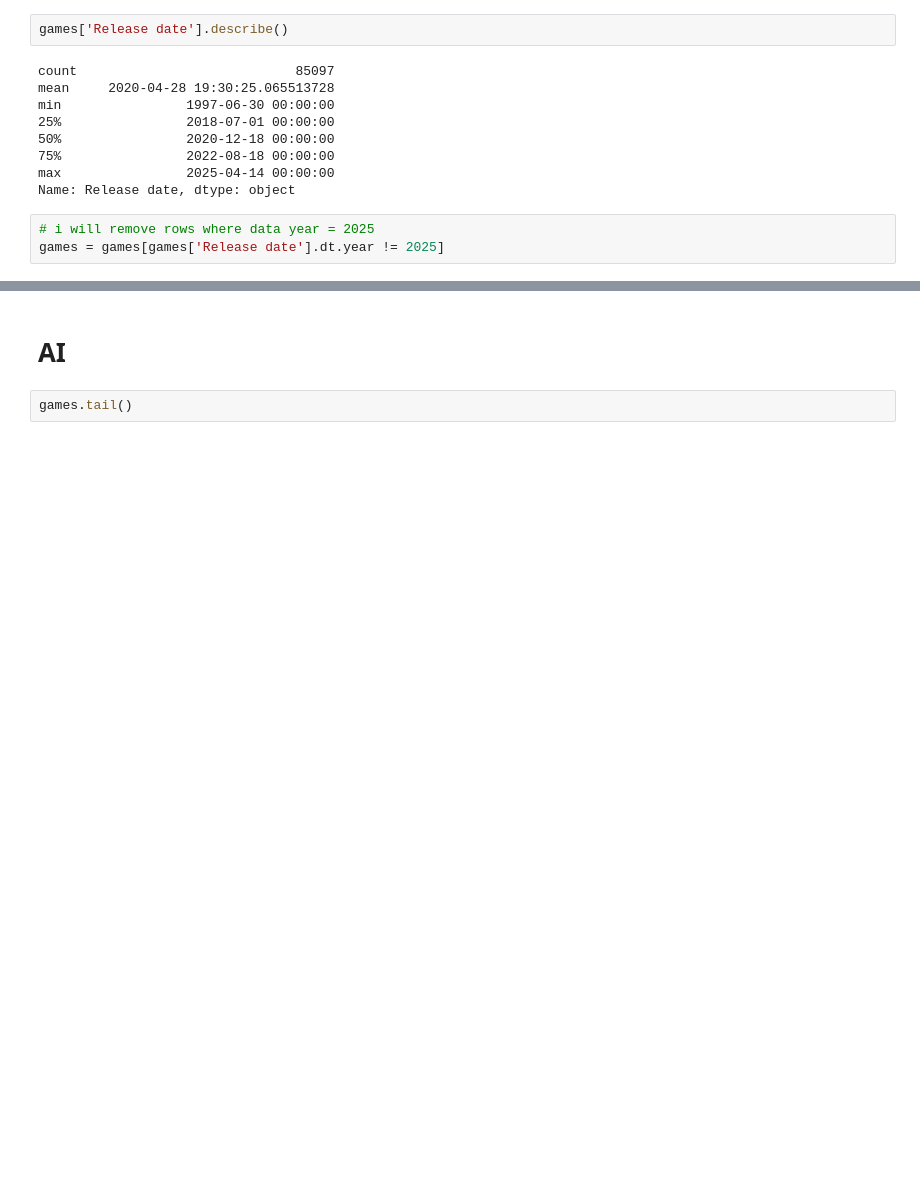
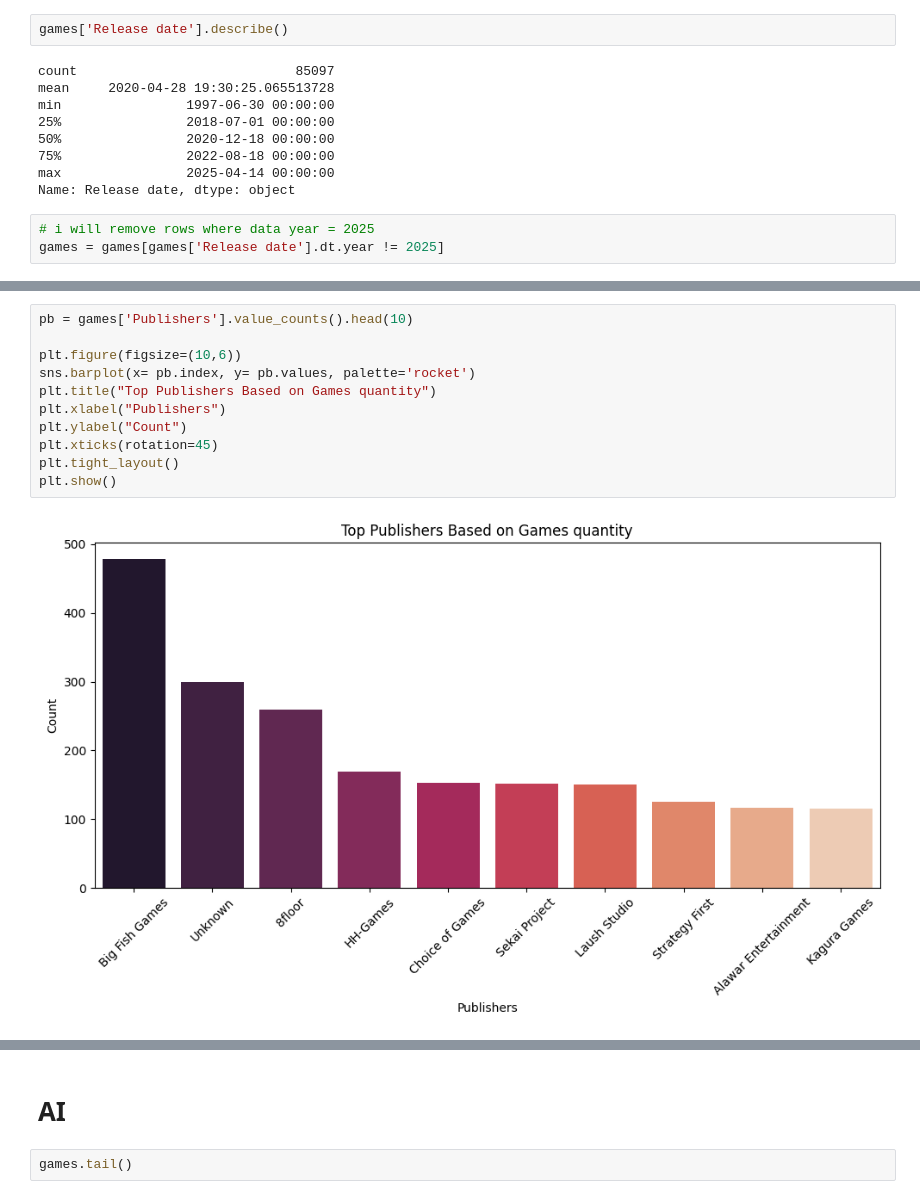
Before and after one commit to kvlrdhrs/Steam-Games-Analytics, a Jupyter notebook: main.ipynb, the cells around one changed output, grey strips where cells are left out. Cells and saved outputs as stored; diff of their text form; blank space fills up the shorter version.

```diff
--- a/main.ipynb
+++ b/main.ipynb
@@ -452,0 +467,13 @@ print(games.shape)
+# %%
+pb = games['Publishers'].value_counts().head(10)
+
+plt.figure(figsize=(10,6))
+sns.barplot(x= pb.index, y= pb.values, palette='rocket')
+plt.title("Top Publishers Based on Games quantity")
+plt.xlabel("Publishers")
+plt.ylabel("Count")
+plt.xticks(rotation=45)
+plt.tight_layout()
+plt.show()
+# %% [output]
+[figure, added]
```
Also changed, not shown: parts of 20 cells of this notebook.
